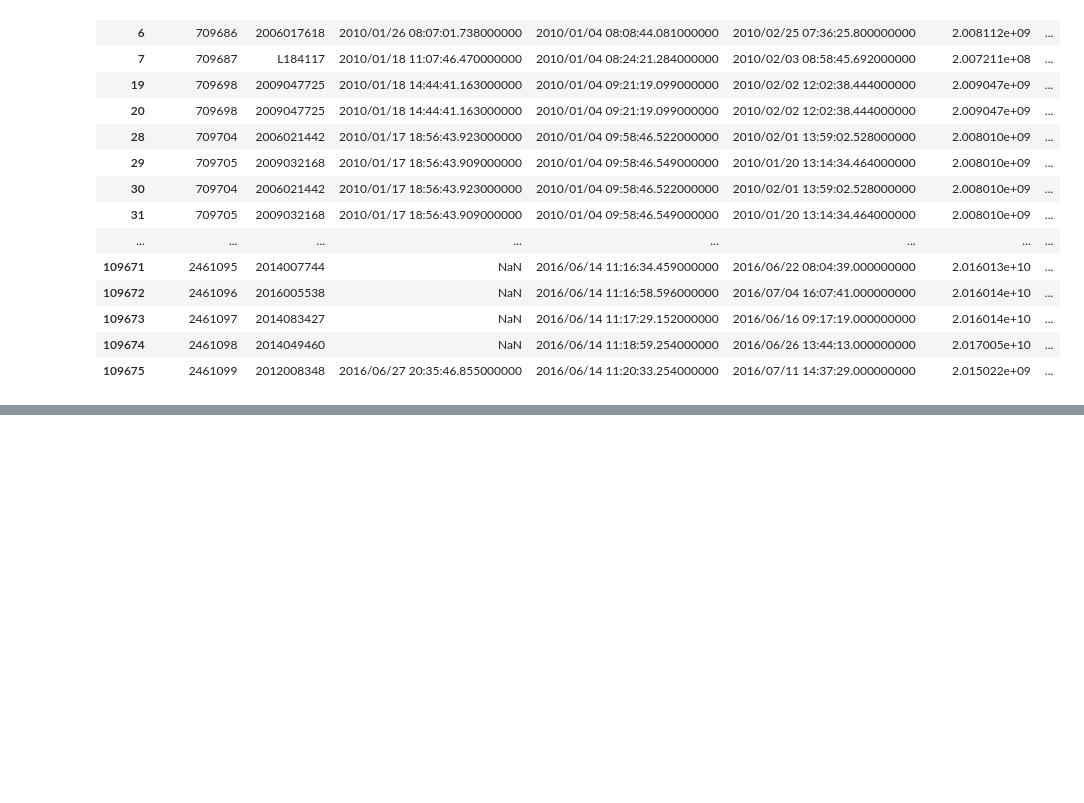
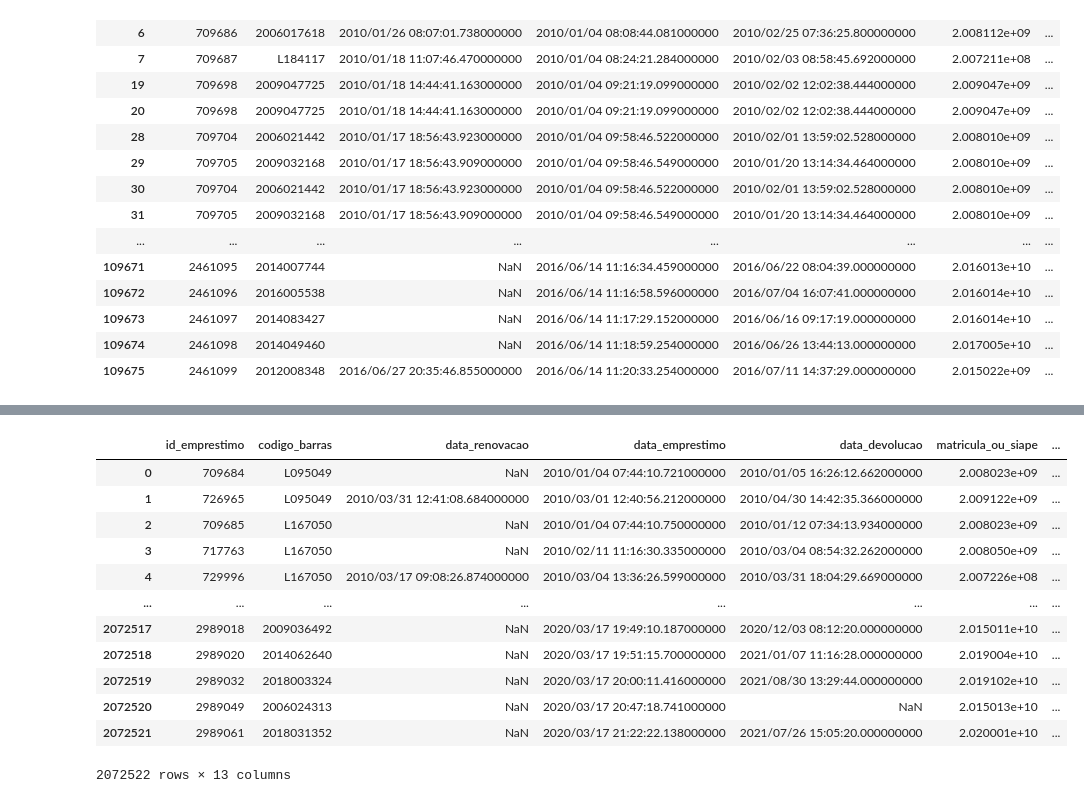
Before and after one commit to samiloaraujo/7DaysOfCode, a Jupyter notebook: 7DaysOfCode_Python_Pandas.ipynb, the cells around one changed output, grey strips where cells are left out. Cells and saved outputs as stored; diff of their text form; code cells hidden in the pictures; blank space fills up the shorter version.

```diff
--- a/7DaysOfCode_Python_Pandas.ipynb
+++ b/7DaysOfCode_Python_Pandas.ipynb
@@ -112,3 +114,6 @@ df_emprestimos[df_emprestimos.duplicated()]
 | 109673 | 2461097 | 2014083427 | NaN | 2016/06/14 11:17:29.152000000 | 2016/06/16 09:17:19.000000000 | 2.016014e+10 | ... |
 | 109674 | 2461098 | 2014049460 | NaN | 2016/06/14 11:18:59.254000000 | 2016/06/26 13:44:13.000000000 | 2.017005e+10 | ... |
 | 109675 | 2461099 | 2012008348 | 2016/06/27 20:35:46.855000000 | 2016/06/14 11:20:33.254000000 | 2016/07/11 14:37:29.000000000 | 2.015022e+09 | ... |
+# %%
+# excluindo linhas duplicadas
+df_emprestimos = df_emprestimos.drop_duplicates()
@@ -114,0 +126,4 @@ df_emprestimos[df_emprestimos.duplicated()]
+# %%
+# importando arquivo .parquet
+df_acervo = pd.read_parquet("/content/drive/MyDrive/Cursos Alura/dados_exemplares.parquet")
+df_acervo.head()
@@ -114,0 +138,18 @@ df_emprestimos[df_emprestimos.duplicated()]
+# %%
+# unindo os dataframes df_emprestimos e acervo, sendo que elas se relacionam pela coluna codigo_barras
+df_emprestimos_acervo = pd.merge(df_emprestimos, df_acervo, on="codigo_barras")
+df_emprestimos_acervo
+# %% [output]
+|  | id_emprestimo | codigo_barras | data_renovacao | data_emprestimo | data_devolucao | matricula_ou_siape | ... |
+| 0 | 709684 | L095049 | NaN | 2010/01/04 07:44:10.721000000 | 2010/01/05 16:26:12.662000000 | 2.008023e+09 | ... |
+| 1 | 726965 | L095049 | 2010/03/31 12:41:08.684000000 | 2010/03/01 12:40:56.212000000 | 2010/04/30 14:42:35.366000000 | 2.009122e+09 | ... |
+| 2 | 709685 | L167050 | NaN | 2010/01/04 07:44:10.750000000 | 2010/01/12 07:34:13.934000000 | 2.008023e+09 | ... |
+| 3 | 717763 | L167050 | NaN | 2010/02/11 11:16:30.335000000 | 2010/03/04 08:54:32.262000000 | 2.008050e+09 | ... |
+| 4 | 729996 | L167050 | 2010/03/17 09:08:26.874000000 | 2010/03/04 13:36:26.599000000 | 2010/03/31 18:04:29.669000000 | 2.007226e+08 | ... |
+| ... | ... | ... | ... | ... | ... | ... | ... |
+| 2072517 | 2989018 | 2009036492 | NaN | 2020/03/17 19:49:10.187000000 | 2020/12/03 08:12:20.000000000 | 2.015011e+10 | ... |
+| 2072518 | 2989020 | 2014062640 | NaN | 2020/03/17 19:51:15.700000000 | 2021/01/07 11:16:28.000000000 | 2.019004e+10 | ... |
+| 2072519 | 2989032 | 2018003324 | NaN | 2020/03/17 20:00:11.416000000 | 2021/08/30 13:29:44.000000000 | 2.019102e+10 | ... |
+| 2072520 | 2989049 | 2006024313 | NaN | 2020/03/17 20:47:18.741000000 | NaN | 2.015013e+10 | ... |
+| 2072521 | 2989061 | 2018031352 | NaN | 2020/03/17 21:22:22.138000000 | 2021/07/26 15:05:20.000000000 | 2.020001e+10 | ... |
+2072522 rows × 13 columns
```
Also changed, not shown: parts of 4 cells of this notebook.
